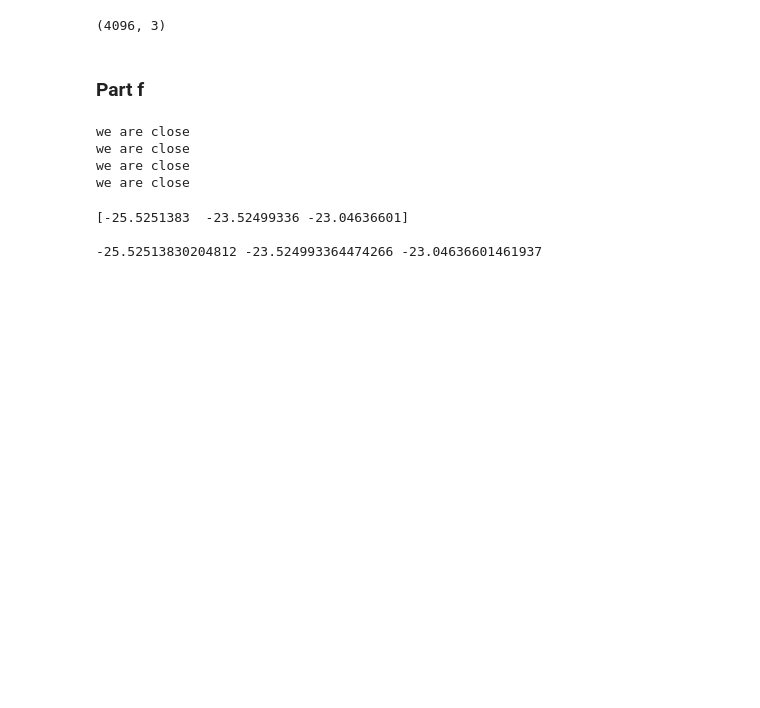
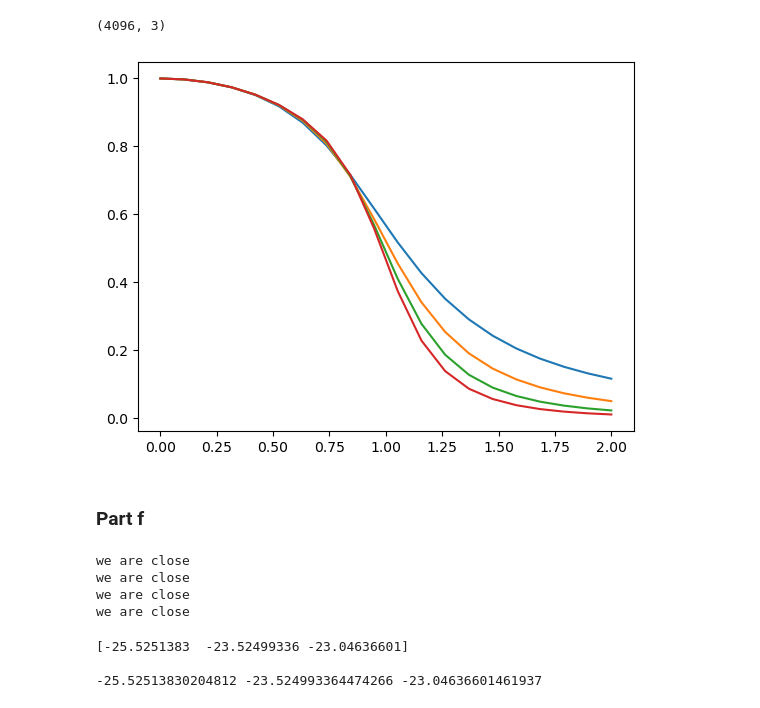
Before and after one commit to gconcheri/Computational_Many-Body_Physics, a Jupyter notebook: 2_exact_diagonalization/hw4.ipynb, the cells around one changed output. Saved outputs shown, nothing was run; the diff lists cells and outputs as text; code cells hidden in the pictures; blank space fills up the shorter version.

```diff
--- a/2_exact_diagonalization/hw4.ipynb
+++ b/2_exact_diagonalization/hw4.ipynb
@@ -138,6 +141,24 @@ Elapsed linalg time: 43.647 seconds
 print(np.shape(eigenstates_12_eigsh))
 # %% [output]
 (4096, 3)
+# %%
+#Part f
+
+L = [6,8,10,12]
+g = np.linspace(0,2,20)
+
+for Ls in L:
+   corr = []
+   for i in range(len(g)):
+      H = gen_hamiltonian(sx_list(Ls), sz_list(Ls), g[i],1)
+      eigstate = scipy.sparse.linalg.eigsh(H,k=1,which = 'SA')[1]
+      eigstate = eigstate[:,0]
+      v1 = sigmax_j(Ls,1)*sigmax_j(Ls,Ls//2)*eigstate
+      corr.append(np.inner(eigstate,v1))
+   corr = np.array(corr)
+   plt.plot(g, corr, label = 'system size: {}'.format(L))
+# %% [output]
+[figure, added]
 # %% [markdown]
 ### Part f
 # %%
```
Also changed, not shown: parts of 4 cells of this notebook, 27 other files.
